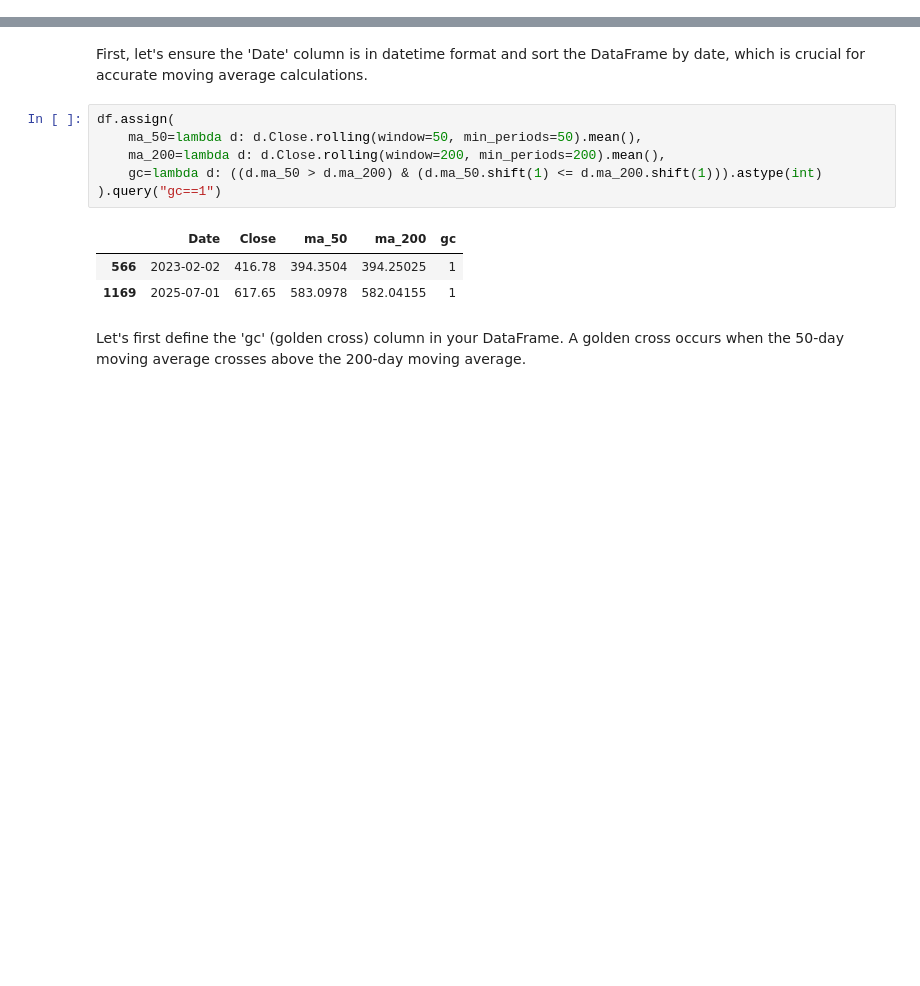
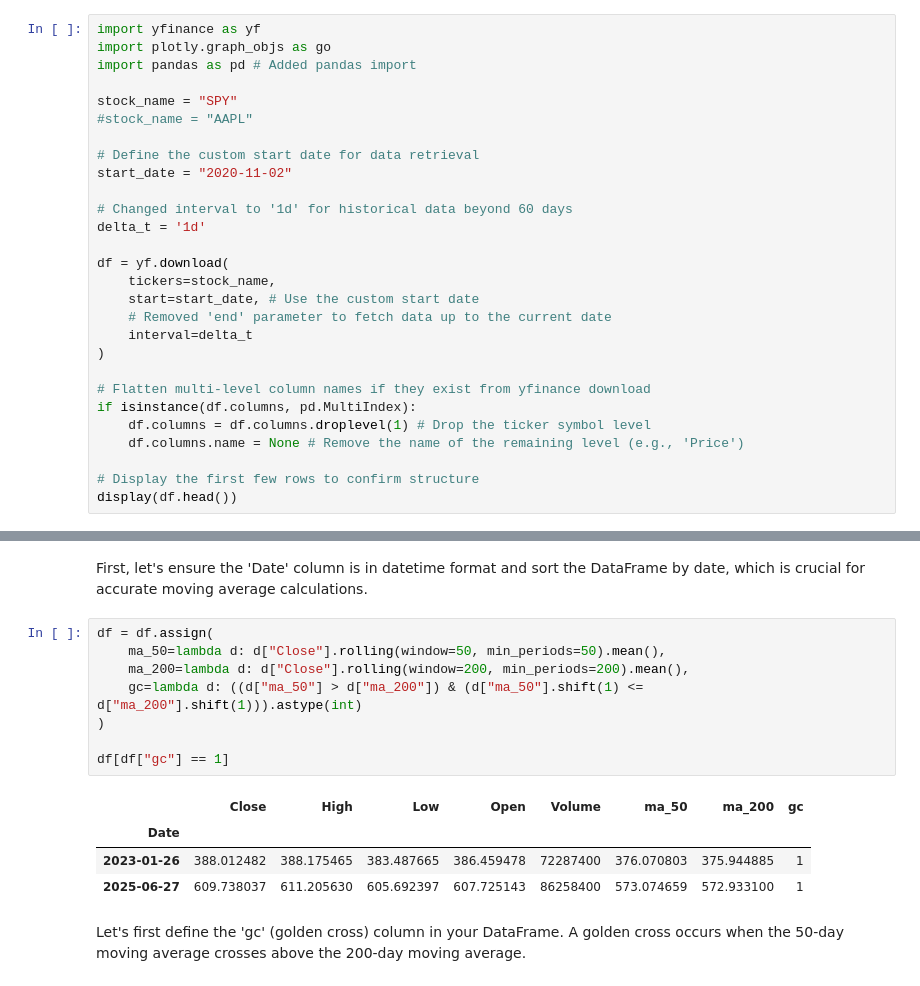
Before and after one commit to rgulamali/AIMAppForAPI, a Jupyter notebook: ReadCSVCalMA.ipynb, the cells around one changed output, grey strips where cells are left out. Saved outputs shown, nothing was run; the diff lists cells and outputs as text; blank space fills up the shorter version.

```diff
--- a/ReadCSVCalMA.ipynb
+++ b/ReadCSVCalMA.ipynb
@@ -34,0 +5,28 @@ display(df.head())
+# %%
+import yfinance as yf
+import plotly.graph_objs as go
+import pandas as pd # Added pandas import
+
+stock_name = "SPY"
+#stock_name = "AAPL"
+
+# Define the custom start date for data retrieval
+start_date = "2020-11-02"
+
+# Changed interval to '1d' for historical data beyond 60 days
+delta_t = '1d'
+
+df = yf.download(
+    tickers=stock_name,
+    start=start_date, # Use the custom start date
+    # Removed 'end' parameter to fetch data up to the current date
+    interval=delta_t
+)
+
+# Flatten multi-level column names if they exist from yfinance download
+if isinstance(df.columns, pd.MultiIndex):
+    df.columns = df.columns.droplevel(1) # Drop the ticker symbol level
+    df.columns.name = None # Remove the name of the remaining level (e.g., 'Price')
+
+# Display the first few rows to confirm structure
+display(df.head())
@@ -35,15 +42,18 @@ display(df.head())
 # %% [markdown]
 First, let's ensure the 'Date' column is in datetime format and sort the DataFrame by date, which is crucial for accurate moving average calculations.
 # %%
-df.assign(
-    ma_50=lambda d: d.Close.rolling(window=50, min_periods=50).mean(),
-    ma_200=lambda d: d.Close.rolling(window=200, min_periods=200).mean(),
-    gc=lambda d: ((d.ma_50 > d.ma_200) & (d.ma_50.shift(1) <= d.ma_200.shift(1))).astype(int)
-).query("gc==1")
+df = df.assign(
+    ma_50=lambda d: d["Close"].rolling(window=50, min_periods=50).mean(),
+    ma_200=lambda d: d["Close"].rolling(window=200, min_periods=200).mean(),
+    gc=lambda d: ((d["ma_50"] > d["ma_200"]) & (d["ma_50"].shift(1) <= d["ma_200"].shift(1))).astype(int)
+)
+
+df[df["gc"] == 1]
 # %% [output]
-|  | Date | Close | ma_50 | ma_200 | gc |
-| 566 | 2023-02-02 | 416.78 | 394.3504 | 394.25025 | 1 |
-| 1169 | 2025-07-01 | 617.65 | 583.0978 | 582.04155 | 1 |
+|  | Close | High | Low | Open | Volume | ma_50 | ma_200 | gc |
+| Date |  |  |  |  |  |  |  |  |
+| 2023-01-26 | 388.012482 | 388.175465 | 383.487665 | 386.459478 | 72287400 | 376.070803 | 375.944885 | 1 |
+| 2025-06-27 | 609.738037 | 611.205630 | 605.692397 | 607.725143 | 86258400 | 573.074659 | 572.933100 | 1 |
 # %% [markdown]
 Let's first define the 'gc' (golden cross) column in your DataFrame. A golden cross occurs when the 50-day moving average crosses above the 200-day moving average.
 # %% [markdown]
```
Also changed, not shown: parts of 6 cells of this notebook.
